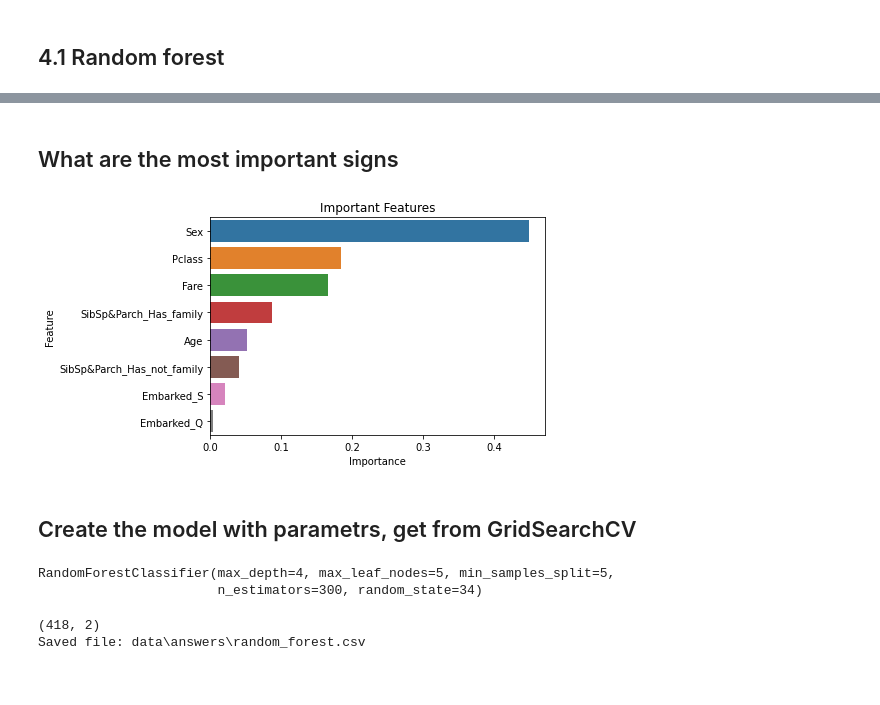
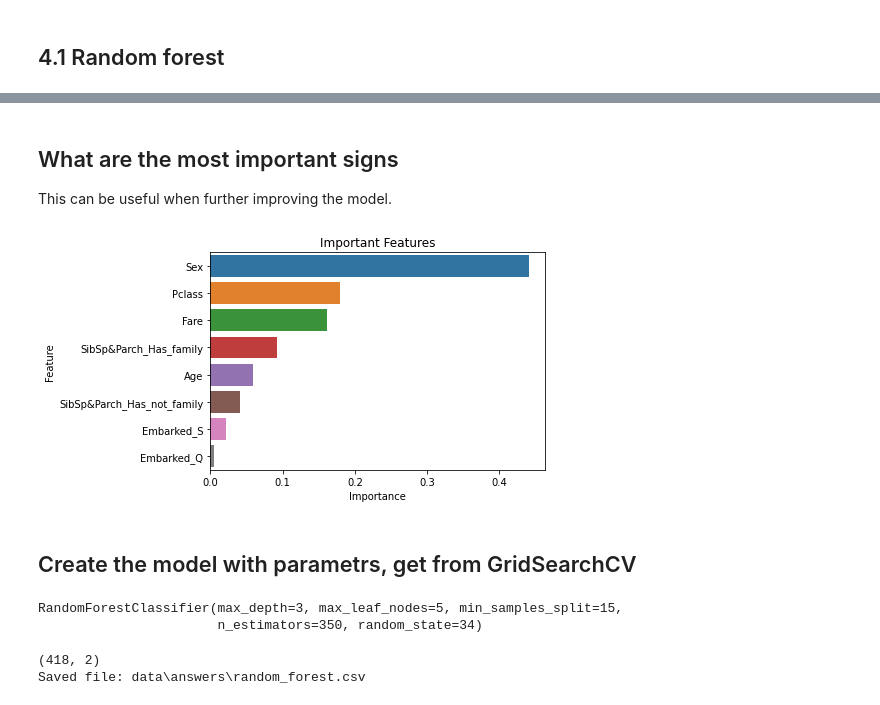
Before and after one commit to GubanovDenis/kaggle-titanic, a Jupyter notebook: titanic.ipynb, the cells around one changed output, grey strips where cells are left out. Cells and saved outputs as stored; diff of their text form; code cells hidden in the pictures.

```diff
--- a/titanic.ipynb
+++ b/titanic.ipynb
@@ -397,18 +482,18 @@ train_data = train_data.drop('Ticket',axis = 1)
 test = test.drop('Ticket',axis = 1)
 # %%
 # Del rows where column Embarked is empty
-y = y.drop(train_data.loc[train_data['Embarked'].isnull()].index, axis = 0)
-train_data = train_data.drop(train_data.loc[train_data['Embarked'].isnull()].index, axis = 0)
+y = y.drop(train.loc[train['Embarked'].isnull()].index, axis = 0)
+train = train.drop(train.loc[train['Embarked'].isnull()].index, axis = 0)
 # %%
 # Encoding
 from sklearn.preprocessing import LabelEncoder
 
 le = LabelEncoder()
 
-train_data["Sex"] = le.fit_transform(train_data[["Sex"]].values.ravel())
-test["Sex"] = le.fit_transform(test[["Sex"]].values.ravel())
+train["Sex"] = le.fit_transform(train[["Sex"]].values.ravel()) # ['female', 'male'] -> [0, 1]
+test["Sex"] = le.transform(test[["Sex"]].values.ravel())
 # %%
 # Encoding
-train_data = pd.get_dummies(columns=["Embarked","SibSp&Parch"], data=train_data, drop_first=True)
+train = pd.get_dummies(columns=["Embarked","SibSp&Parch"], data=train, drop_first=True)
 test = pd.get_dummies(columns=["Embarked","SibSp&Parch"], data=test, drop_first=True)
 # %%
@@ -454,5 +551,5 @@ params = {'n_estimators': [300, 350, 400],
 clf = GridSearchCV(estimator=rf ,param_grid=params, cv=10, n_jobs=-1)
 # %%
 %%time
-clf.fit(train_data, y)
+clf.fit(train, y)
 # %% [output]
@@ -478,15 +590,17 @@ y_pred = clf.predict(test)
 # %% [markdown]
 ## What are the most important signs
+
+This can be useful when further improving the model.
 # %%
-importance = pd.Series(rf_best.feature_importances_,index=train_data.columns).sort_values(ascending=False)
+importance = pd.Series(rf_best.feature_importances_,index=train.columns).sort_values(ascending=False)
 
 sns.barplot(x=importance, y=importance.index)
 plt.xlabel('Importance')
 plt.ylabel('Feature')
 plt.title("Important Features")
 plt.show()
 # %% [output]
-[figure, old version]
+[figure, new version]
 # %% [markdown]
 ## Create the model with parametrs, get from GridSearchCV
 # %%
@@ -495,8 +609,8 @@ rf_clf = RandomForestClassifier(max_depth=4, max_leaf_nodes=5, min_samples_split
 # %%
-rf_clf.fit(train_data, y)
+rf_clf.fit(train, y)
 # %% [output]
-RandomForestClassifier(max_depth=4, max_leaf_nodes=5, min_samples_split=5,
-                       n_estimators=300, random_state=34)
+RandomForestClassifier(max_depth=3, max_leaf_nodes=5, min_samples_split=15,
+                       n_estimators=350, random_state=34)
 # %%
 ans = rf_clf.predict(test)
 # %%
```
Also changed, not shown: parts of 48 cells of this notebook, 1 other file.
